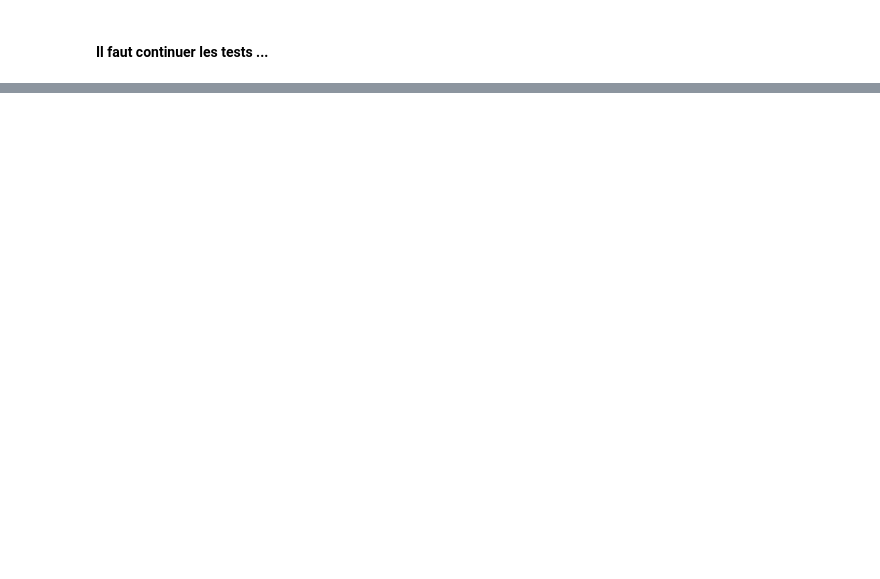
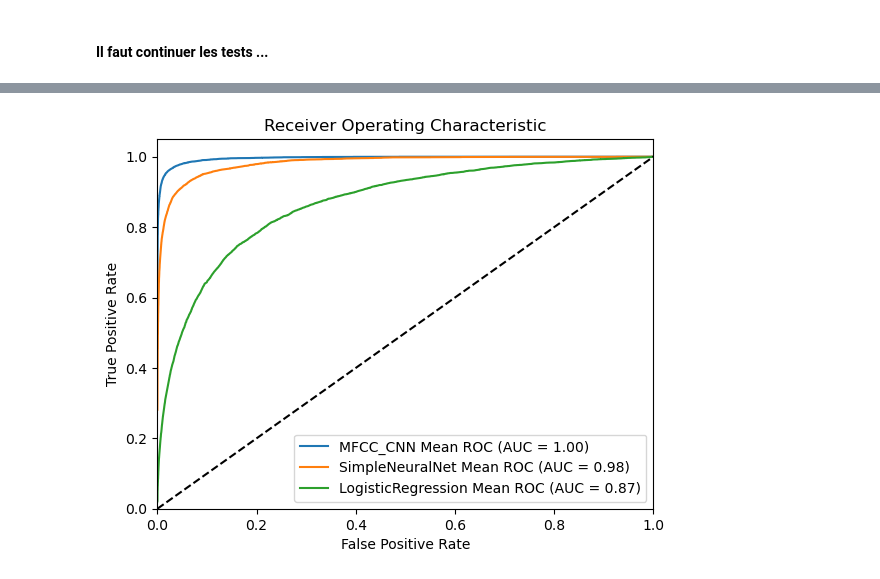
Before and after one commit to saliou7/Commande-Vocale, a Jupyter notebook: projet_cnn.ipynb, the cells around one changed output, grey strips where cells are left out. Saved outputs shown, nothing was run; the diff lists cells and outputs as text; code cells hidden in the pictures; blank space fills up the shorter version.

```diff
--- a/projet_cnn.ipynb
+++ b/projet_cnn.ipynb
@@ -427,7 +595,10 @@ parameters = {
     "time_mask": [False, [0, 25]],  # Time masking
     "freq_mask": [False, [0, 15]],  # Frequency masking
 }
-model = SimpleNeuralNet(input_size=input_size, hidden_size=500, num_classes=30).to(device)
+input_size = (sample_rate // hop_length + 1) * n_mfcc
+model = SimpleNeuralNet(input_size=input_size, hidden_size=500, num_classes=30).to(
+    device
+)
 criterion = nn.CrossEntropyLoss()
 optimizer = torch.optim.Adam(model.parameters(), lr=0.001)
 # Entraînement du modèle
@@ -636,7 +799,8 @@ parameters = {
     "time_shift": [True, [0, 100]],  # Time shift perturbation
     "noise": [False, [-90, -46]],  # Add white noise
     "time_mask": [False, [0, 25]],  # Time masking
-    "freq_mask": [False, [0, 15]],  # Frequency masking
+    "freq_mask": [False, [0, 15]],  # Frequency masking.
+    "bg_noise": [False, [0.1, 0.2]],  # Add background noise
 }
 
 model = MFCC_CNN(num_classes=30).to(device)
@@ -653,7 +817,7 @@ best_model_cnn = global_function(
     batch=256,
     parameters=parameters,
     augment=False,
-    augment_type="random",
-    num_epochs=10,
+    augment_type="duplicate",
+    num_epochs=5,
 )
 # %% [output]
@@ -670,7 +829,7 @@ epoch:  10 accuracy:  0.8718740806119447
 # %%
 extract_mfcc_cnn = partial(extract_mfcc, parameters=parameters, augment=False)
 num_workers, pin_memory = (1, True) if device == "cuda" else (0, False)
-test_loader = DataLoader(
+test_loader_cnn = DataLoader(
     test_set,
     batch_size=256,
     shuffle=False,
@@ -680,6 +839,6 @@ test_loader = DataLoader(
     pin_memory=pin_memory,
 )
 
-predictions_cnn, targets_cnn = test(best_model_cnn, test_loader)
+predictions_cnn, targets_cnn = test(best_model_cnn, test_loader_cnn)
 print("Test Accuracy: ", accuracy_score(targets_cnn, predictions_cnn))
 # %% [output]
@@ -734,9 +893,9 @@ Test Accuracy:  0.885003657644477
 # Paramètres pour la data augmentation
 parameters = {
     "time_shift": [False, [-10, 10]],  # Time shift perturbation
-    "noise": [False, [-90, -46]],  # Add white noise
     "time_mask": [True, [0, 25]],  # Time masking
     "freq_mask": [False, [0, 15]],  # Frequency masking
+    "bg_noise": [False, [0.1, 0.2]],  # Add background noise
 }
 
 model = MFCC_CNN(num_classes=30).to(device)
@@ -876,0 +1153,41 @@ Test Accuracy:  0.8752011704462326
+# %%
+def plot_roc_curve(models, test_loaders):
+    plt.figure()
+    for model, test_loader in zip(models, test_loaders):
+        scores, y_test = test(model, test_loader, proba=True)
+        y_test = label_binarize(y_test, classes=np.arange(30))
+        fpr = dict()
+        tpr = dict()
+        roc_auc = dict()
+        for i in range(30):
+            fpr[i], tpr[i], _ = roc_curve(y_test[:, i], scores[:, i])
+            roc_auc[i] = auc(fpr[i], tpr[i])
+
+        all_fpr = np.unique(np.concatenate([fpr[i] for i in range(30)]))
+        mean_tpr = np.zeros_like(all_fpr)
+        for i in range(30):
+            mean_tpr += np.interp(all_fpr, fpr[i], tpr[i])
+        mean_tpr /= 30
+
+        mean_auc = auc(all_fpr, mean_tpr)
+        plt.plot(
+            all_fpr,
+            mean_tpr,
+            label=f"{model.__class__.__name__} Mean ROC (AUC = {mean_auc:.2f})",
+        )
+    plt.plot([0, 1], [0, 1], "k--")
+    plt.xlim([0.0, 1.0])
+    plt.ylim([0.0, 1.05])
+    plt.xlabel("False Positive Rate")
+    plt.ylabel("True Positive Rate")
+    plt.title("Receiver Operating Characteristic")
+    plt.legend(loc="lower right")
+    plt.show()
+
+
+plot_roc_curve(
+    [best_model_cnn_TS, best_model_shift, best_model_lr],
+    [test_loader_cnn, test_loader, test_loader],
+)
+# %% [output]
+[figure, added]
```
Also changed, not shown: parts of 35 cells of this notebook, 2 other files.
